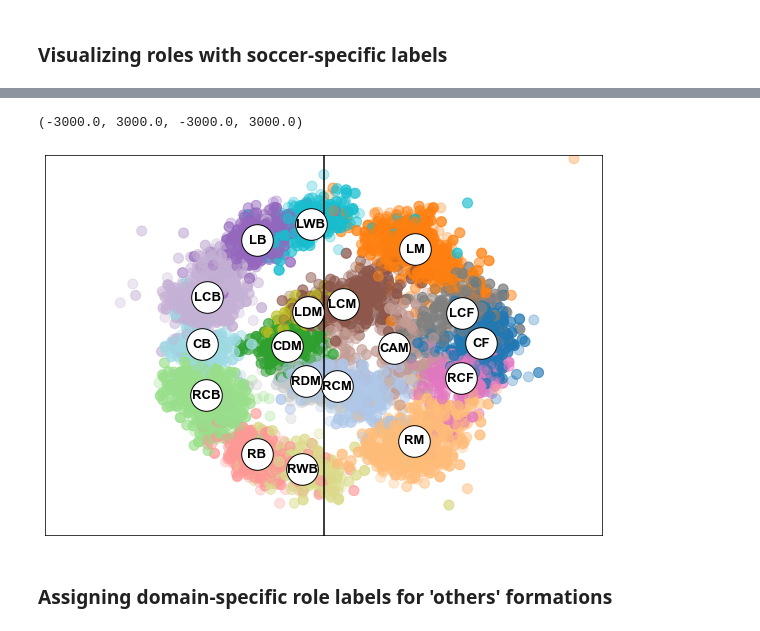
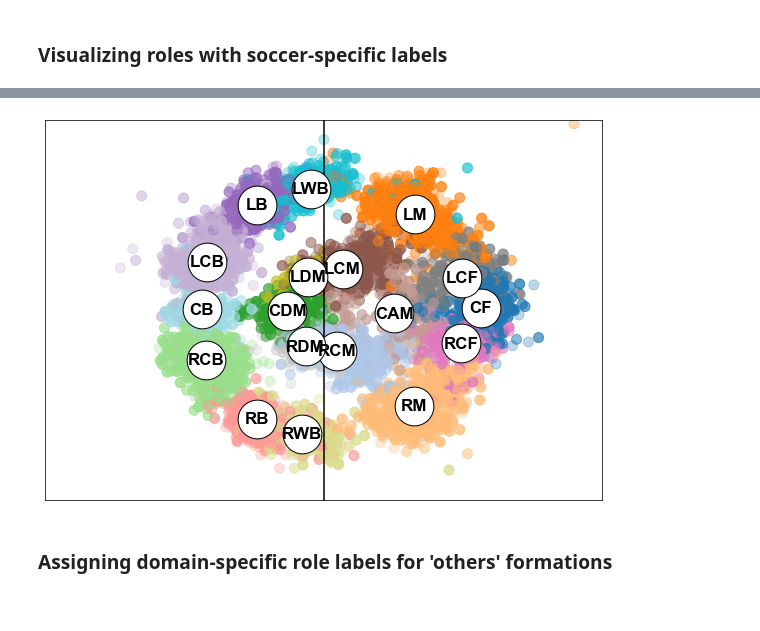
Before and after one commit to pientist/soccercpd, a Jupyter notebook: notebooks/2_role_labeling.ipynb, the cells around one changed output, grey strips where cells are left out. Drawn from its saved outputs; the diff is of its cells as text; code cells hidden in the pictures.

```diff
--- a/notebooks/2_role_labeling.ipynb
+++ b/notebooks/2_role_labeling.ipynb
@@ -147,29 +142,30 @@ FormManager.visualize_single_graph(mean_coords, mean_edge_mat, labels)
 # %%
 ordinary_role_records = role_records[role_records[LABEL_FORMATION] != 'others']
 x = ordinary_role_records[LABEL_X]
 y = ordinary_role_records[LABEL_Y]
 ordinary_roles = ordinary_role_records[LABEL_ALIGNED_ROLE].unique()
 role_to_color = dict(zip(ordinary_roles, np.arange(len(ordinary_roles))))
 colors = ordinary_role_records[LABEL_ALIGNED_ROLE].apply(lambda x: role_to_color[x])
 
 plt.figure(figsize=(10, 7))
 plt.scatter(x, y, s=100, c=colors, alpha=0.3, cmap='tab20', zorder=0)
 
 mean_coords = ordinary_role_records.groupby(LABEL_ALIGNED_ROLE)[[LABEL_X, LABEL_Y]].mean()
-plt.scatter(mean_coords[LABEL_X], mean_coords[LABEL_Y], s=1000, c='w', edgecolors='k', zorder=1)
+plt.scatter(mean_coords[LABEL_X], mean_coords[LABEL_Y], s=1500, c='w', edgecolors='k', zorder=1)
 for r in mean_coords.index:
-    plt.annotate(r, xy=mean_coords.loc[r], ha='center', va='center', fontsize=13, fontweight='bold', zorder=2)
+    plt.annotate(r, xy=mean_coords.loc[r], ha='center', va='center', fontsize=17, fontweight='bold', zorder=2)
 
 xlim = 3000
 ylim = 3000
 plt.xlim(-xlim, xlim)
 plt.ylim(-ylim, ylim)
 plt.vlines([-xlim, 0, xlim], ymin=-ylim, ymax=ylim, color='k', zorder=0)
 plt.hlines([-ylim, ylim], xmin=-xlim, xmax=xlim, color='k', zorder=0)
 plt.axis('off')
+
+plt.savefig(f'img/pos_scatter.png', bbox_inches='tight')
 # %% [output]
-(-3000.0, 3000.0, -3000.0, 3000.0)
-[figure, old version]
+[figure, new version]
 # %% [markdown]
 ### Assigning domain-specific role labels for 'others' formations
 # %%
```
Also changed, not shown: parts of 5 cells of this notebook, 7 other files.
